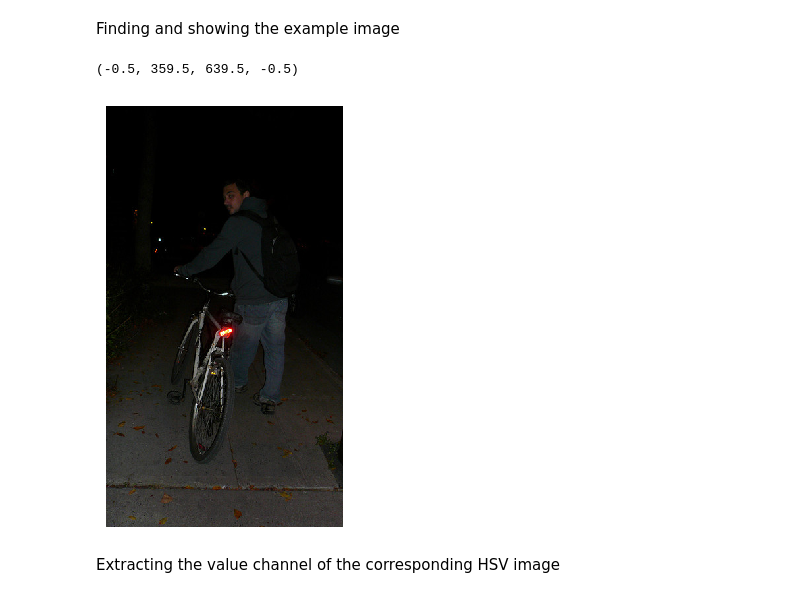
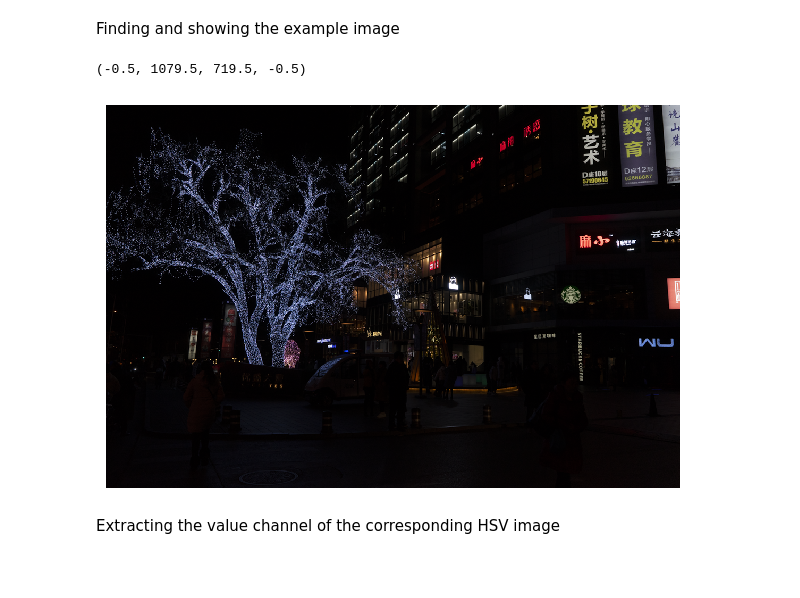
Before and after one commit to eaguiraud/34269_computer_imaging_and_spectroscopy, a Jupyter notebook: low_light_enhancement/histtest.ipynb, the cells around one changed output. Saved outputs shown, nothing was run; the diff lists cells and outputs as text; code cells hidden in the pictures; blank space fills up the shorter version.

```diff
--- a/low_light_enhancement/histtest.ipynb
+++ b/low_light_enhancement/histtest.ipynb
@@ -12,14 +12,13 @@ from skimage.metrics import peak_signal_noise_ratio as psnr
 # %% [markdown]
 Finding and showing the example image
 # %%
-in_dir = "C:/Users/shaia/Pictures/Low light images/ExDark/Bicycle/"
-im_name = "2015_00173.jpg"
-im_org = io.imread(in_dir + im_name)
+im_name = "C:/Users/shaia/Documents/Opgaveregning/AutoSys/1. semester/Computational billedbehandling og spektroskopi/34269_computer_imaging_and_spectroscopy/low_light_enhancement/images/dark_img_2.png"
+im_org = io.imread(im_name)
 io.imshow(im_org)
 plt.axis("off")
 # %% [output]
-(-0.5, 359.5, 639.5, -0.5)
+(-0.5, 1079.5, 719.5, -0.5)
-[figure, old version]
+[figure, new version]
 # %% [markdown]
 Extracting the value channel of the corresponding HSV image
 # %%
```
Also changed, not shown: parts of 6 cells of this notebook, 6 other files.
